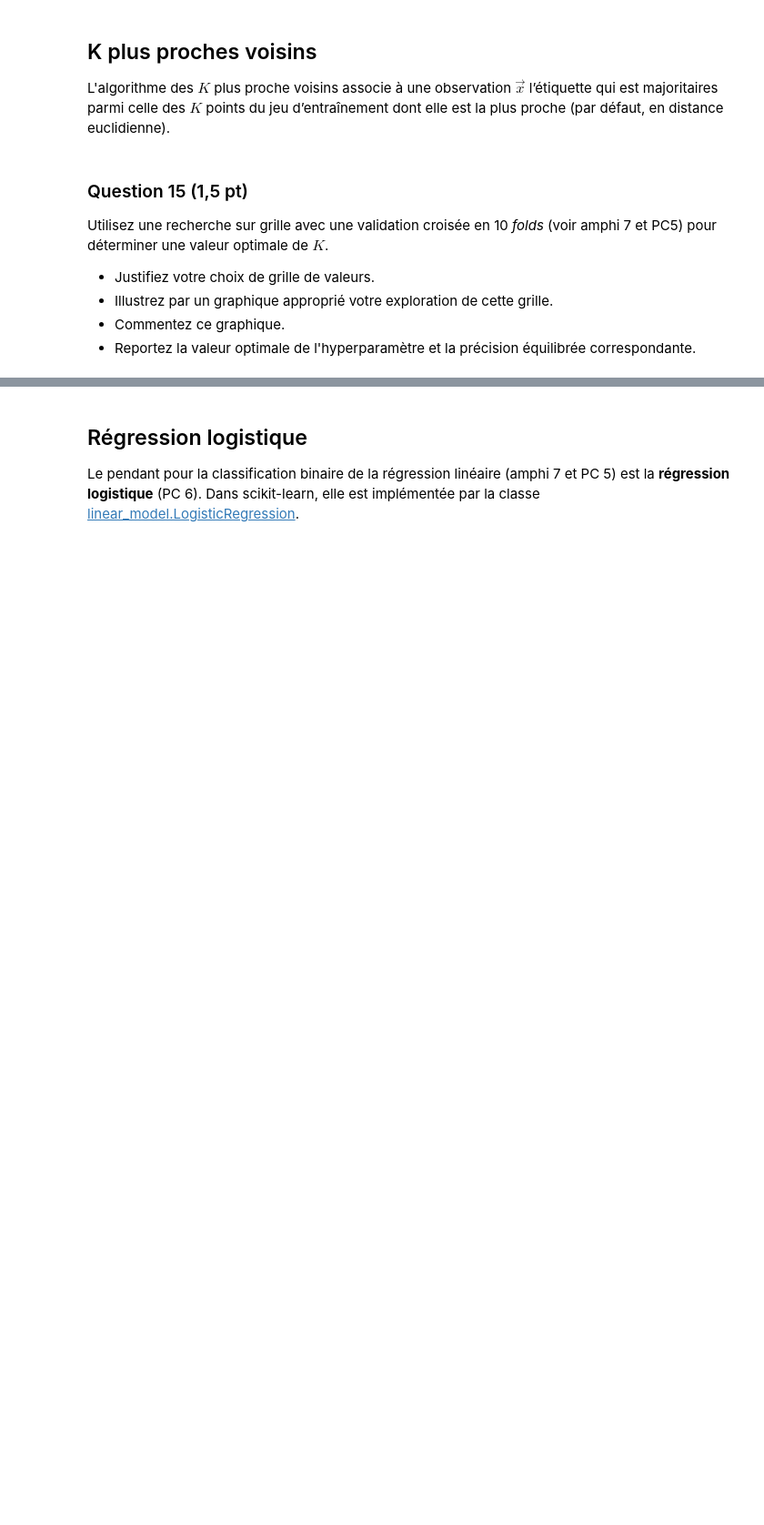
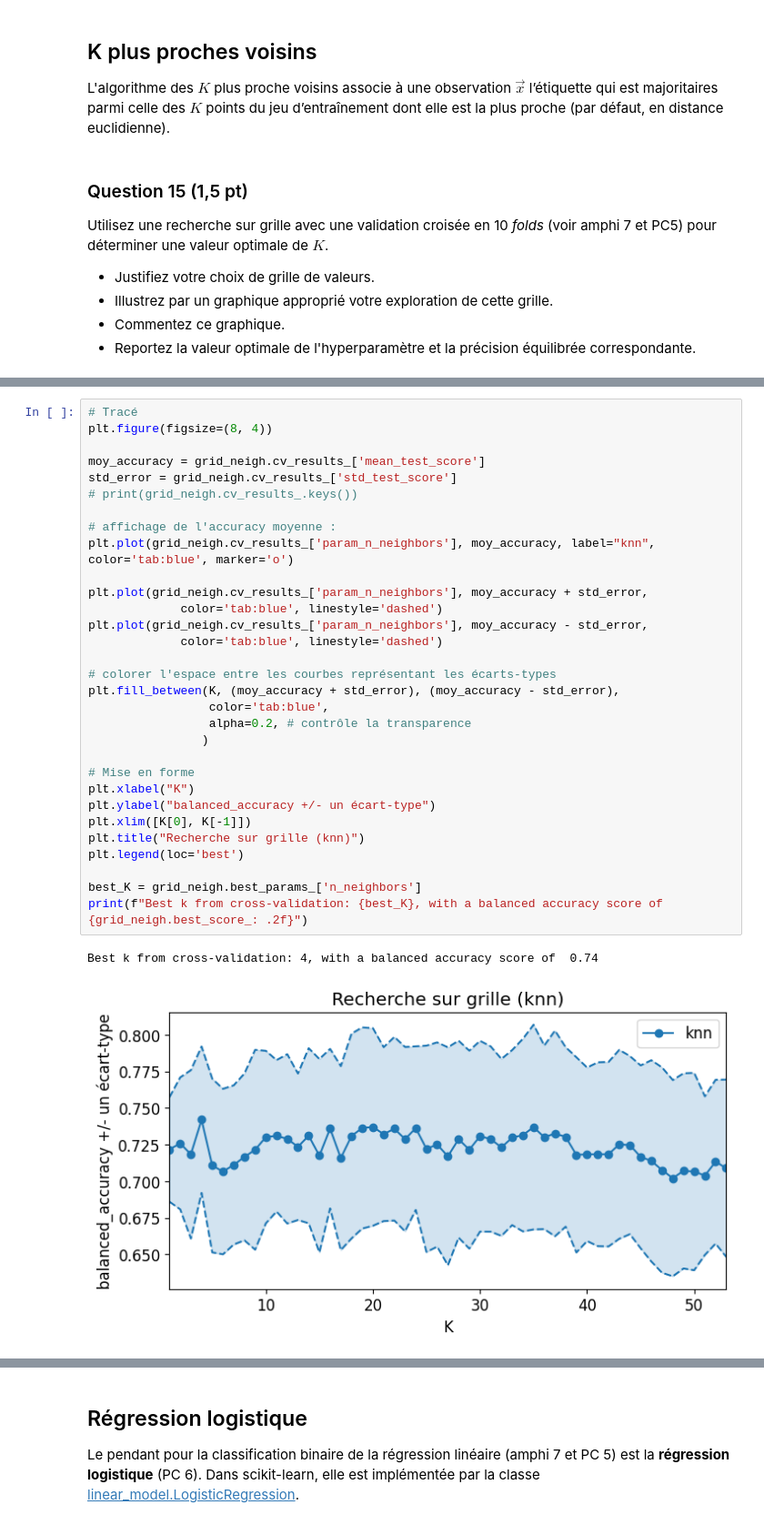
Before and after one commit to antoinebossin/Projet_data, a Jupyter notebook: Projet.ipynb, the cells around one changed output, grey strips where cells are left out. Shown: that part at 91% size. Saved outputs shown, nothing was run; the diff lists cells and outputs as text; blank space fills up the shorter version.

```diff
--- a/Projet.ipynb
+++ b/Projet.ipynb
@@ -385,0 +425,34 @@ Utilisez une recherche sur grille avec une validation croisée en 10 _folds_ (vo
+# %%
+# Tracé
+plt.figure(figsize=(8, 4))
+
+moy_accuracy = grid_neigh.cv_results_['mean_test_score']
+std_error = grid_neigh.cv_results_['std_test_score']
+# print(grid_neigh.cv_results_.keys())
+
+# affichage de l'accuracy moyenne :
+plt.plot(grid_neigh.cv_results_['param_n_neighbors'], moy_accuracy, label="knn", color='tab:blue', marker='o')
+
+plt.plot(grid_neigh.cv_results_['param_n_neighbors'], moy_accuracy + std_error,
+             color='tab:blue', linestyle='dashed')
+plt.plot(grid_neigh.cv_results_['param_n_neighbors'], moy_accuracy - std_error,
+             color='tab:blue', linestyle='dashed')
+
+# colorer l'espace entre les courbes représentant les écarts-types
+plt.fill_between(K, (moy_accuracy + std_error), (moy_accuracy - std_error),
+                 color='tab:blue',
+                 alpha=0.2, # contrôle la transparence
+                )
+
+# Mise en forme
+plt.xlabel("K")
+plt.ylabel("balanced_accuracy +/- un écart-type")
+plt.xlim([K[0], K[-1]])
+plt.title("Recherche sur grille (knn)")
+plt.legend(loc='best')
+
+best_K = grid_neigh.best_params_['n_neighbors']
+print(f"Best k from cross-validation: {best_K}, with a balanced accuracy score of {grid_neigh.best_score_: .2f}")
+# %% [output]
+Best k from cross-validation: 4, with a balanced accuracy score of  0.74
+[figure, added]
```
Also changed, not shown: parts of 7 cells of this notebook, 1 other file.
